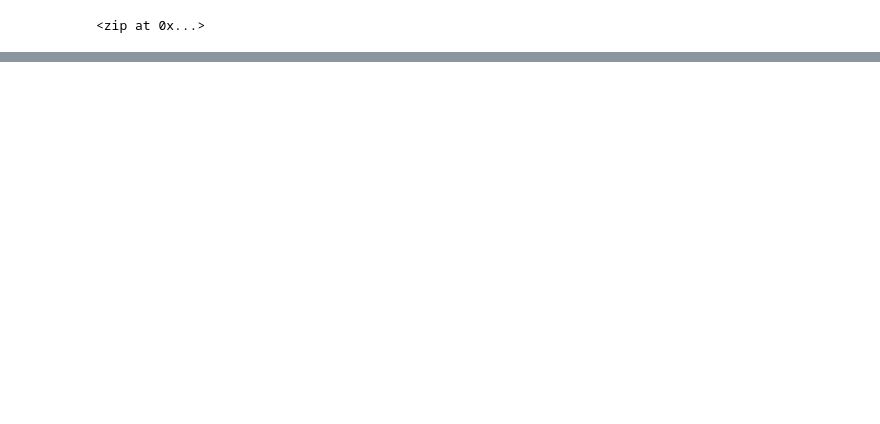
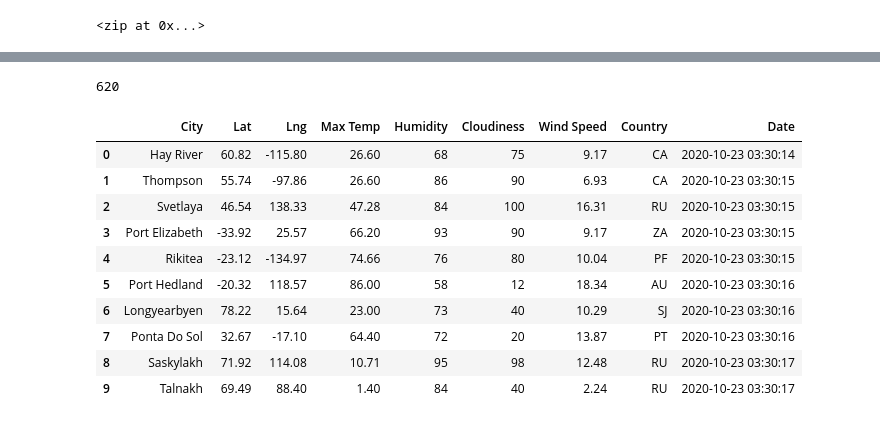
Before and after one commit to CypherGreen/World_Weather_Analysis, a Jupyter notebook: WeatherPy.ipynb, the cells around one changed output, grey strips where cells are left out. Cells and saved outputs as stored; diff of their text form; code cells hidden in the pictures; blank space fills up the shorter version.

Commit message:
Adding WeatherPy.ipynb dataframe update.

```diff
--- a/WeatherPy.ipynb
+++ b/WeatherPy.ipynb
@@ -56,0 +57,12 @@ len(cities)
+# %%
+# Import the requests library.
+import requests
+
+# Import the API key.
+from config import weather_api_key
+
+# Starting URL for Weather Map API Call.
+url = "http://api.openweathermap.org/data/2.5/weather?units=Imperial&APPID=" + weather_api_key
+
+# Import the datetime module from the datetime library.
+from datetime import datetime
@@ -56,0 +147,21 @@ len(cities)
+# %%
+# Print the city count to confirm sufficient count.
+len(cities)
+# %% [output]
+620
+# %%
+# Convert the array of dictionaries to a Pandas DataFrame.
+city_data_df = pd.DataFrame(city_data)
+city_data_df.head(10)
+# %% [output]
+|  | City | Lat | Lng | Max Temp | Humidity | Cloudiness | Wind Speed | Country | Date |
+| 0 | Hay River | 60.82 | -115.80 | 26.60 | 68 | 75 | 9.17 | CA | 2020-10-23 03:30:14 |
+| 1 | Thompson | 55.74 | -97.86 | 26.60 | 86 | 90 | 6.93 | CA | 2020-10-23 03:30:15 |
+| 2 | Svetlaya | 46.54 | 138.33 | 47.28 | 84 | 100 | 16.31 | RU | 2020-10-23 03:30:15 |
+| 3 | Port Elizabeth | -33.92 | 25.57 | 66.20 | 93 | 90 | 9.17 | ZA | 2020-10-23 03:30:15 |
+| 4 | Rikitea | -23.12 | -134.97 | 74.66 | 76 | 80 | 10.04 | PF | 2020-10-23 03:30:15 |
+| 5 | Port Hedland | -20.32 | 118.57 | 86.00 | 58 | 12 | 18.34 | AU | 2020-10-23 03:30:16 |
+| 6 | Longyearbyen | 78.22 | 15.64 | 23.00 | 73 | 40 | 10.29 | SJ | 2020-10-23 03:30:16 |
+| 7 | Ponta Do Sol | 32.67 | -17.10 | 64.40 | 72 | 20 | 13.87 | PT | 2020-10-23 03:30:16 |
+| 8 | Saskylakh | 71.92 | 114.08 | 10.71 | 95 | 98 | 12.48 | RU | 2020-10-23 03:30:17 |
+| 9 | Talnakh | 69.49 | 88.40 | 1.40 | 84 | 40 | 2.24 | RU | 2020-10-23 03:30:17 |
```
Also changed, not shown: parts of 4 cells of this notebook.
